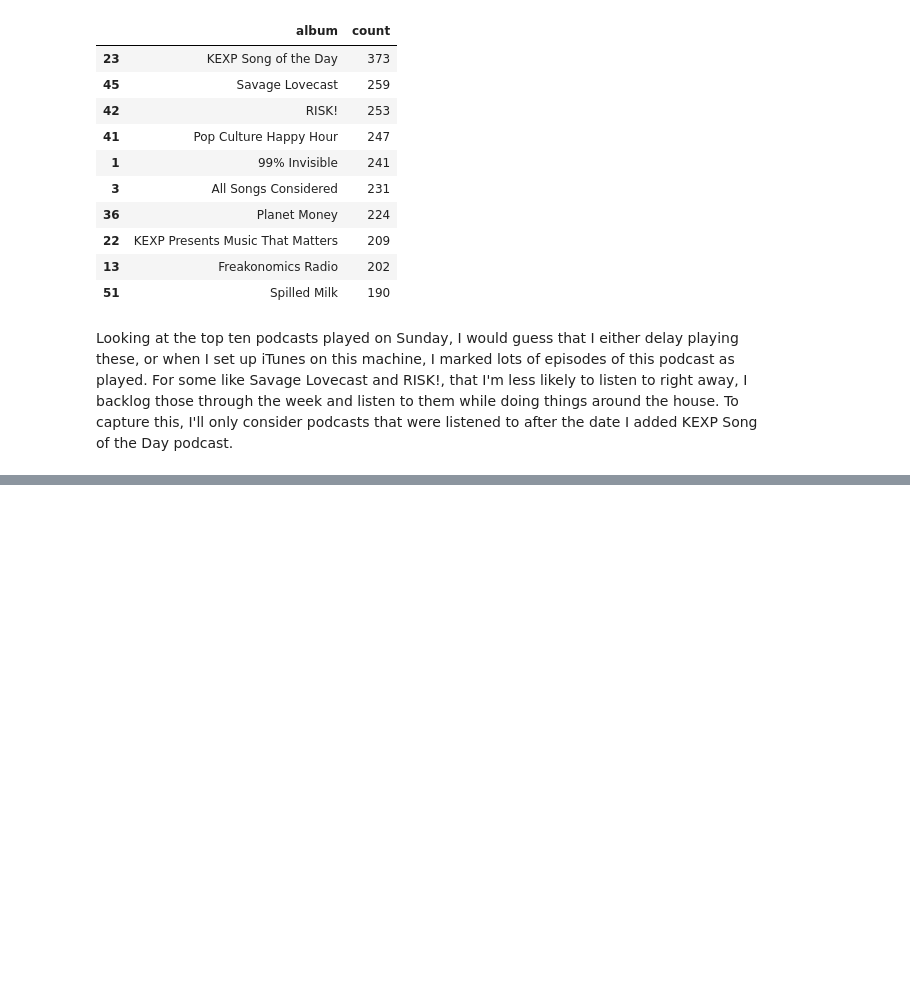
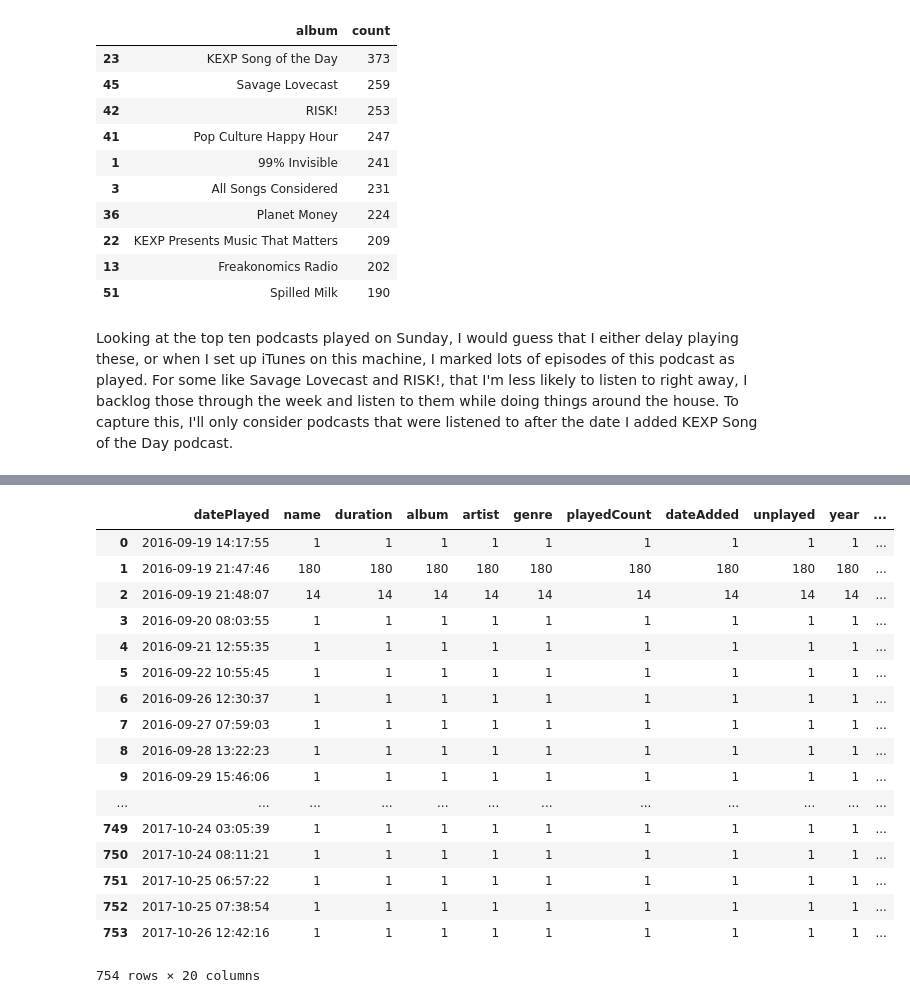
Before and after one commit to BEugeneSmith/PodcastAnalysis2017, a Jupyter notebook: ExplorationNotebook_upd102717.ipynb, the cells around one changed output, grey strips where cells are left out. Cells and saved outputs as stored; diff of their text form; code cells hidden in the pictures; blank space fills up the shorter version.

```diff
--- a/ExplorationNotebook_upd102717.ipynb
+++ b/ExplorationNotebook_upd102717.ipynb
@@ -176,3 +175,8 @@ sundayPodcastData_agg.sort_values('count',ascending=False).head(10)
 | 51 | Spilled Milk | 190 |
 # %% [markdown]
 Looking at the top ten podcasts played on Sunday, I would guess that I either delay playing these, or when I set up iTunes on this machine, I marked lots of episodes of this podcast as played. For some like Savage Lovecast and RISK!, that I'm less likely to listen to right away, I backlog those through the week and listen to them while doing things around the house. To capture this, I'll only consider podcasts that were listened to after the date I added KEXP Song of the Day podcast.
+# %%
+dupAdded = list((podcast_data['dateAdded'].value_counts() > 5).index)
+dupPlayed = list((podcast_data['datePlayed'].value_counts() > 5).index)
+# %%
+podcast_data['dupDate'] = (~podcast_data['dateAdded'].isin(dupAdded)) | (~podcast_data['datePlayed'].isin(dupPlayed))
@@ -178,0 +192,23 @@ Looking at the top ten podcasts played on Sunday, I would guess that I either de
+# %%
+x = podcast_data[['datePlayed','dateAdded_DoW']].groupby('datePlayed').count().reset_index()
+podcast_data['batchPlay_Ind'] = x['dateAdded_DoW'].astype(int)>1
+podcast_data[podcast_data['batchPlay_Ind']==False].groupby('datePlayed').count().reset_index()
+# %% [output]
+|  | datePlayed | name | duration | album | artist | genre | playedCount | dateAdded | unplayed | year | ... |
+| 0 | 2016-09-19 14:17:55 | 1 | 1 | 1 | 1 | 1 | 1 | 1 | 1 | 1 | ... |
+| 1 | 2016-09-19 21:47:46 | 180 | 180 | 180 | 180 | 180 | 180 | 180 | 180 | 180 | ... |
+| 2 | 2016-09-19 21:48:07 | 14 | 14 | 14 | 14 | 14 | 14 | 14 | 14 | 14 | ... |
+| 3 | 2016-09-20 08:03:55 | 1 | 1 | 1 | 1 | 1 | 1 | 1 | 1 | 1 | ... |
+| 4 | 2016-09-21 12:55:35 | 1 | 1 | 1 | 1 | 1 | 1 | 1 | 1 | 1 | ... |
+| 5 | 2016-09-22 10:55:45 | 1 | 1 | 1 | 1 | 1 | 1 | 1 | 1 | 1 | ... |
+| 6 | 2016-09-26 12:30:37 | 1 | 1 | 1 | 1 | 1 | 1 | 1 | 1 | 1 | ... |
+| 7 | 2016-09-27 07:59:03 | 1 | 1 | 1 | 1 | 1 | 1 | 1 | 1 | 1 | ... |
+| 8 | 2016-09-28 13:22:23 | 1 | 1 | 1 | 1 | 1 | 1 | 1 | 1 | 1 | ... |
+| 9 | 2016-09-29 15:46:06 | 1 | 1 | 1 | 1 | 1 | 1 | 1 | 1 | 1 | ... |
+| ... | ... | ... | ... | ... | ... | ... | ... | ... | ... | ... | ... |
+| 749 | 2017-10-24 03:05:39 | 1 | 1 | 1 | 1 | 1 | 1 | 1 | 1 | 1 | ... |
+| 750 | 2017-10-24 08:11:21 | 1 | 1 | 1 | 1 | 1 | 1 | 1 | 1 | 1 | ... |
+| 751 | 2017-10-25 06:57:22 | 1 | 1 | 1 | 1 | 1 | 1 | 1 | 1 | 1 | ... |
+| 752 | 2017-10-25 07:38:54 | 1 | 1 | 1 | 1 | 1 | 1 | 1 | 1 | 1 | ... |
+| 753 | 2017-10-26 12:42:16 | 1 | 1 | 1 | 1 | 1 | 1 | 1 | 1 | 1 | ... |
+754 rows × 20 columns
```
Also changed, not shown: parts of 2 cells of this notebook.
